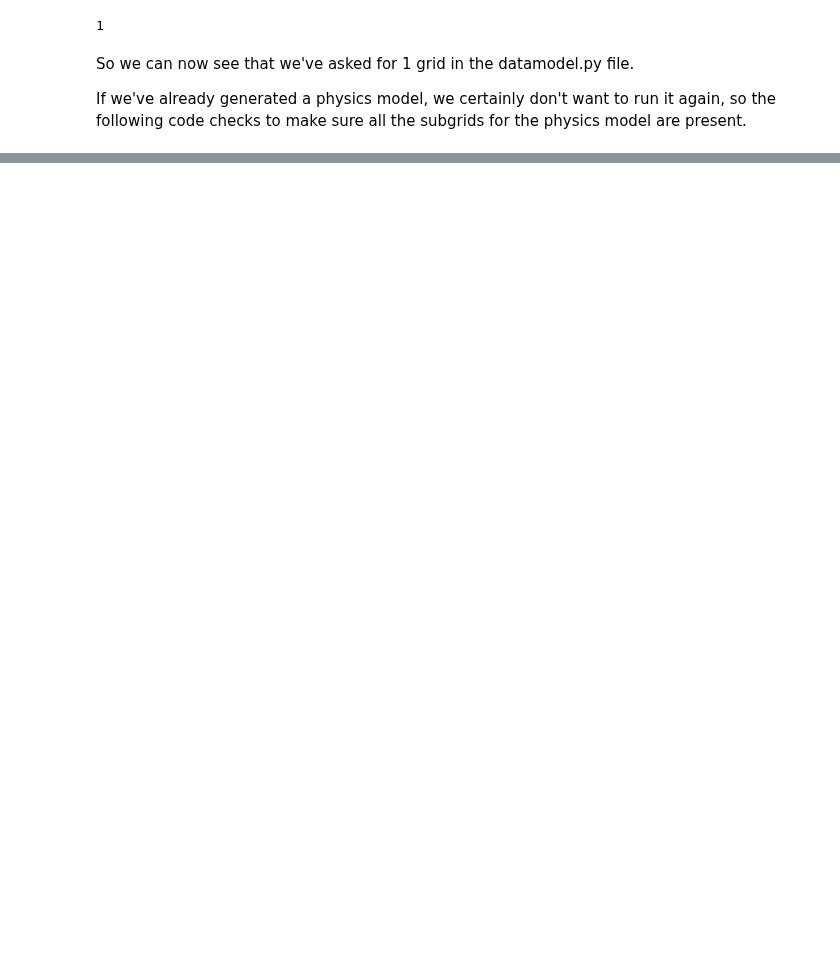
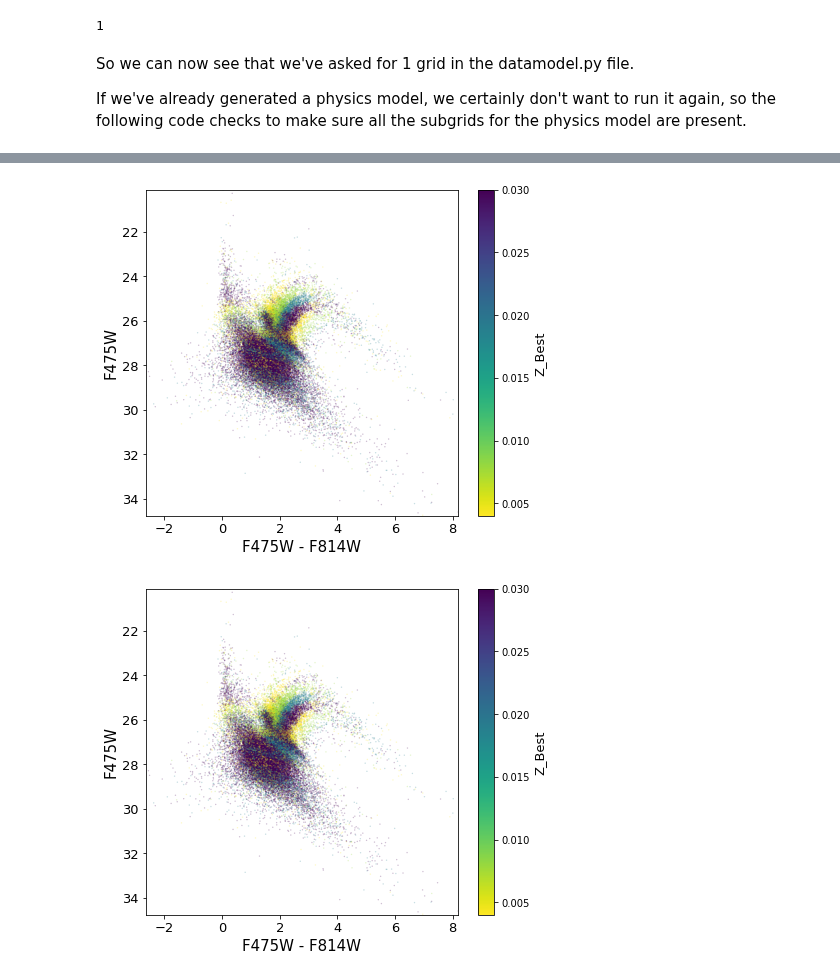
Before and after one commit to BEAST-Fitting/beast-examples, a Jupyter notebook: M31_Example/M31_workflow.ipynb, the cells around one changed output, grey strips where cells are left out. Cells and saved outputs as stored; diff of their text form; code cells hidden in the pictures; blank space fills up the shorter version.

```diff
--- a/M31_Example/M31_workflow.ipynb
+++ b/M31_Example/M31_workflow.ipynb
@@ -341,0 +949,11 @@ The 'normed' kwarg was deprecated in Matplotlib 2.1 and will be removed in 3.1.
+# %%
+plot_cmd_with_fits.plot(data_fits_file="M31-B09-EAST_chunk.st_with_sourceden_cut.fits",
+                        beast_fits_file="M31-B09-EAST_chunk/M31-B09-EAST_chunk_stats.fits",
+                        mag1_filter="F475W",
+                        mag2_filter="F814W",
+                        mag3_filter="F475W",
+                        param="Z_Best", #metallicity
+                       )
+# %% [output]
+[figure, added]
+[figure, added]
```
Also changed, not shown: parts of 130 cells of this notebook, 1 other file.
